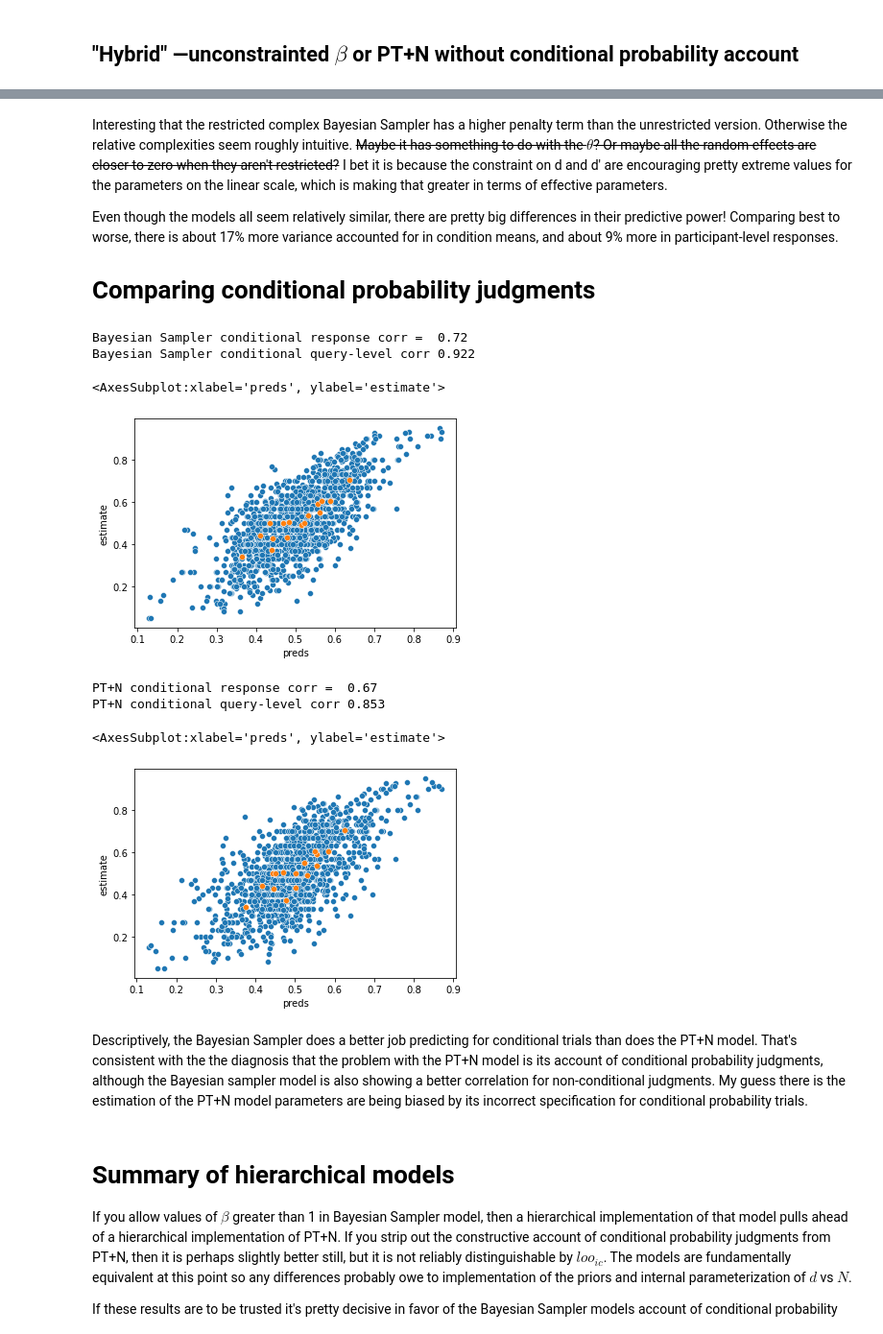
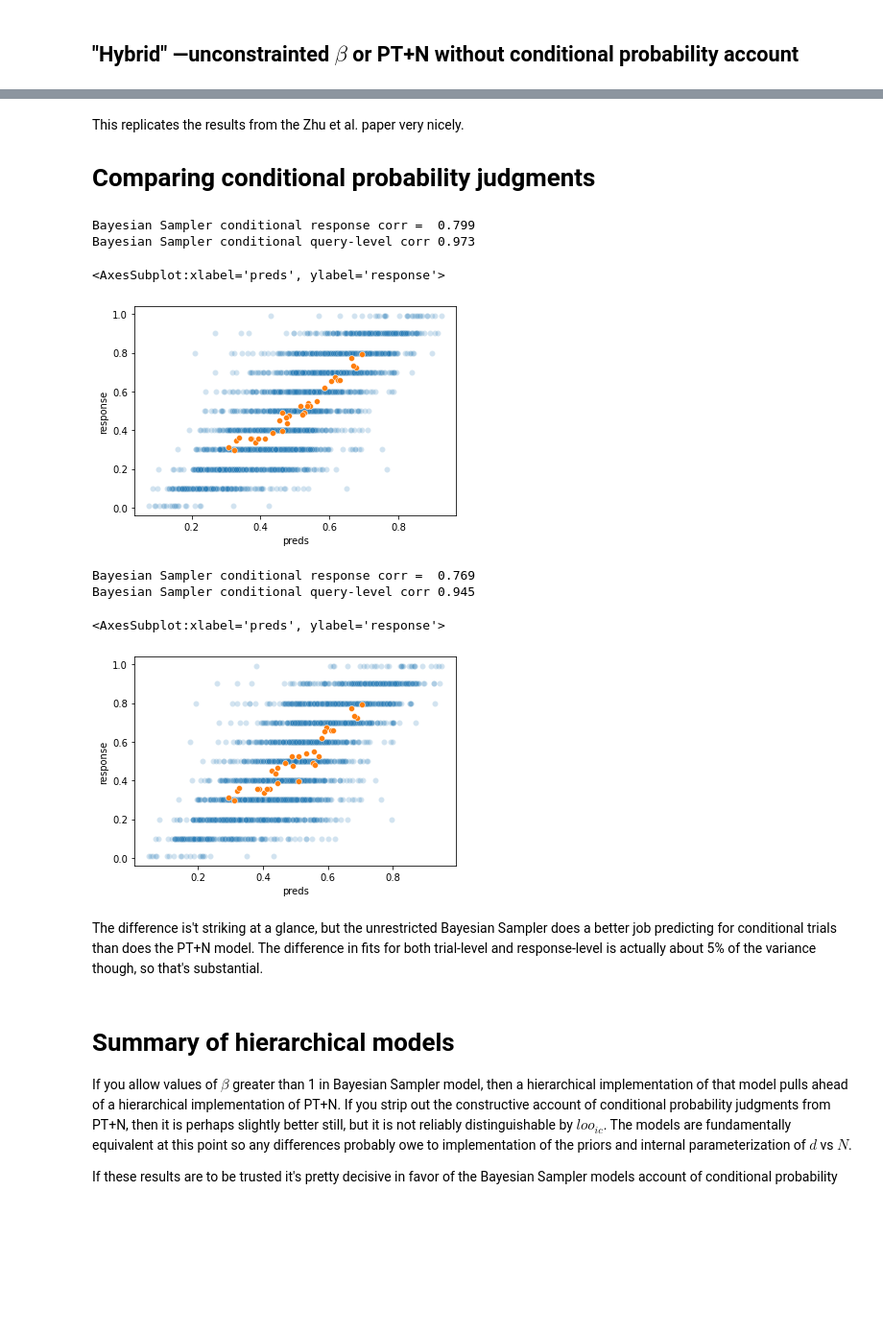
Before and after one commit to derekpowell/probjudge, a Jupyter notebook: exp1-modeling.ipynb, the cells around one changed output, grey strips where cells are left out. Shown at 96% size. Cells and saved outputs as stored; diff of their text form; code cells hidden in the pictures; blank space fills up the shorter version.

```diff
--- a/exp1-modeling.ipynb
+++ b/exp1-modeling.ipynb
@@ -62,5 +62,8 @@ df.head()
 # %%
-df_test = df >> s.filter(_.ID < 21)
+# df_test = df >> s.filter(_.ID < 21) >> s.filter(_.condition < 2) # just london questions
+df_test = df
+# df_test = df >> s.filter(_.ID > 80) # different respondents
+# df_test = df >> s.filter(_.ID > 61, _.duration > 600, _.duration < 1800)
 X_data, y_data = make_model_data(df_test) # see data_helpers.py
 print(len(y_data))
 print(min(y_data), max(y_data))
@@ -232,5 +174,5 @@ def bayesian_sampler_simple(data, y=None):
 # %%
-mcmc_bs_simple = MCMC(NUTS(bayesian_sampler_simple, target_accept_prob=.95,
+mcmc_bs_simple = MCMC(NUTS(bayesian_sampler_simple, target_accept_prob=.90,
                           # init_strategy = init_to_value(values={"y_err":.50})
                           ),
                num_warmup=1_000,
@@ -358,6 +238,5 @@ def bayesian_sampler_complex(data, y=None):
 # %%
-mcmc_bs = MCMC(NUTS(bayesian_sampler_complex, target_accept_prob=.90,
-                   init_strategy = init_to_value(values={"y_err":.50})),
+mcmc_bs = MCMC(NUTS(bayesian_sampler_complex, target_accept_prob=.90),
                num_warmup=1_000,
                num_samples=1_000,
                num_chains=2)
@@ -468,8 +250,0 @@ def PTN_complex_mlm_simplecond(data, y=None):
-# %%
-mcmc_hybrid = MCMC(NUTS(PTN_complex_mlm_simplecond, target_accept_prob=.99,
-                   init_strategy = init_to_value(values={"y_err":.50})),
-               num_warmup=1_000,
-               num_samples=1_000,
-               num_chains=2)
-
-mcmc_hybrid.run(random.PRNGKey(0), X_data, y_data)
@@ -695,50 +448,47 @@ az.compare(
-# %% [markdown]
-Interesting that the restricted complex Bayesian Sampler has a higher penalty term than the unrestricted version. Otherwise the relative complexities seem roughly intuitive. ~~Maybe it has something to do with the $\theta$? Or maybe all the random effects are closer to zero when they aren't restricted?~~ I bet it is because the constraint on d and d' are encouraging pretty extreme values for the parameters on the linear scale, which is making that greater in terms of effective parameters.
-
-Even though the models all seem relatively similar, there are pretty big differences in their predictive power! Comparing best to worse, there is about 17% more variance accounted for in condition means, and about 9% more in participant-level responses.
-
-# Comparing conditional probability judgments
+# %% [markdown]
+This replicates the results from the Zhu et al. paper very nicely.
+
+# Comparing conditional probability judgments
 # %%
 # zoom in on conditional trials
 
 d = df
-d["preds"] = az_data_bs_mlm.posterior_predictive.mean(dim=['chain', 'draw']).yhat
+d["preds"] = az_data_ptn_mlm_simplecond.posterior_predictive.mean(dim=['chain', 'draw']).yhat
 d = d[d.querytype.transform(is_cond).astype("bool")]
 trial_df = (d
-                .groupby(["querytype", "querydetail"])
-                .agg({"preds":"mean", "estimate":"mean"}).reset_index()
+                .groupby(["querytype", "weather_cond", "location_cond"])
+                .agg({"preds":"mean", "response":"mean"}).reset_index()
                )
 
-print("Bayesian Sampler conditional response corr = ", np.round(np.corrcoef(d.estimate, d.preds)[0,1],3))
-sns.scatterplot(x = d.preds, y = d.estimate)
-print("Bayesian Sampler conditional query-level corr", np.round(np.corrcoef(trial_df.estimate, trial_df.preds)[0,1],3))
-sns.scatterplot(x = trial_df.preds, y = trial_df.estimate)
+print("Bayesian Sampler conditional response corr = ", np.round(np.corrcoef(d.response, d.preds)[0,1],3))
+sns.scatterplot(x = d.preds, y = d.response, alpha=.2)
+print("Bayesian Sampler conditional query-level corr", np.round(np.corrcoef(trial_df.response, trial_df.preds)[0,1],3))
+sns.scatterplot(x = trial_df.preds, y = trial_df.response)
 # %% [output]
-Bayesian Sampler conditional response corr =  0.72
-Bayesian Sampler conditional query-level corr 0.922
+Bayesian Sampler conditional response corr =  0.799
+Bayesian Sampler conditional query-level corr 0.973
-<AxesSubplot:xlabel='preds', ylabel='estimate'>
+<AxesSubplot:xlabel='preds', ylabel='response'>
-[figure, old version]
+[figure, new version]
 # %%
 d = df
 d["preds"] = az_data_ptn_mlm.posterior_predictive.mean(dim=['chain', 'draw']).yhat
 d = d[d.querytype.transform(is_cond).astype("bool")]
-
 trial_df = (d
-                .groupby(["querytype", "querydetail"])
-                .agg({"preds":"mean", "estimate":"mean"}).reset_index()
+                .groupby(["querytype", "weather_cond", "location_cond"])
+                .agg({"preds":"mean", "response":"mean"}).reset_index()
                )
 
-print("PT+N conditional response corr = ", np.round(np.corrcoef(d.estimate, d.preds)[0,1],3))
-sns.scatterplot(x = d.preds, y = d.estimate)
-print("PT+N conditional query-level corr", np.round(np.corrcoef(trial_df.estimate, trial_df.preds)[0,1],3))
-sns.scatterplot(x = trial_df.preds, y = trial_df.estimate)
+print("Bayesian Sampler conditional response corr = ", np.round(np.corrcoef(d.response, d.preds)[0,1],3))
+sns.scatterplot(x = d.preds, y = d.response, alpha=.2)
+print("Bayesian Sampler conditional query-level corr", np.round(np.corrcoef(trial_df.response, trial_df.preds)[0,1],3))
+sns.scatterplot(x = trial_df.preds, y = trial_df.response)
 # %% [output]
-PT+N conditional response corr =  0.67
-PT+N conditional query-level corr 0.853
+Bayesian Sampler conditional response corr =  0.769
+Bayesian Sampler conditional query-level corr 0.945
-<AxesSubplot:xlabel='preds', ylabel='estimate'>
+<AxesSubplot:xlabel='preds', ylabel='response'>
-[figure, old version]
+[figure, new version]
-# %% [markdown]
-Descriptively, the Bayesian Sampler does a better job predicting for conditional trials than does the PT+N model. That's consistent with the the diagnosis that the problem with the PT+N model is its account of conditional probability judgments, although the Bayesian sampler model is also showing a better correlation for non-conditional judgments. My guess there is the estimation of the PT+N model parameters are being biased by its incorrect specification for conditional probability trials.
+# %% [markdown]
+The difference is't striking at a glance, but the unrestricted Bayesian Sampler does a better job predicting for conditional trials than does the PT+N model. The difference in fits for both trial-level and response-level is actually about 5% of the variance though, so that's substantial.
 # %% [markdown]
 # Summary of hierarchical models
 
```
Also changed, not shown: parts of 51 cells of this notebook, 4 other files.
